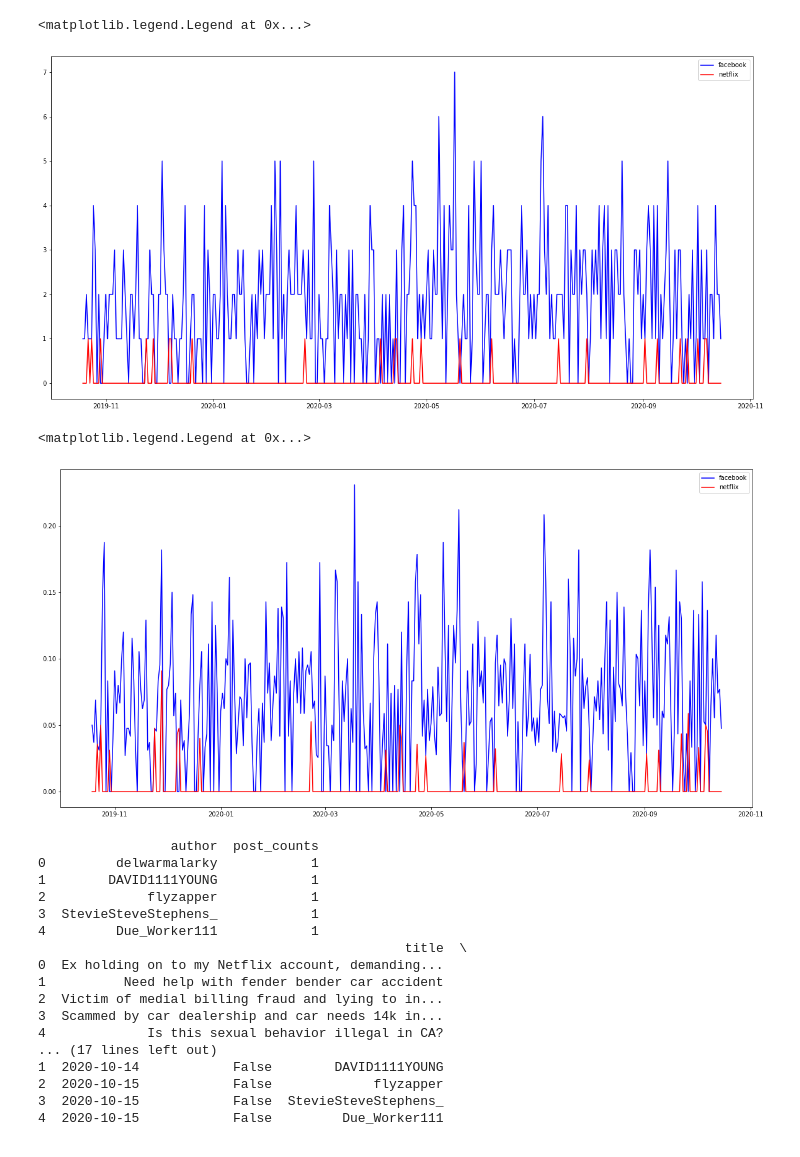
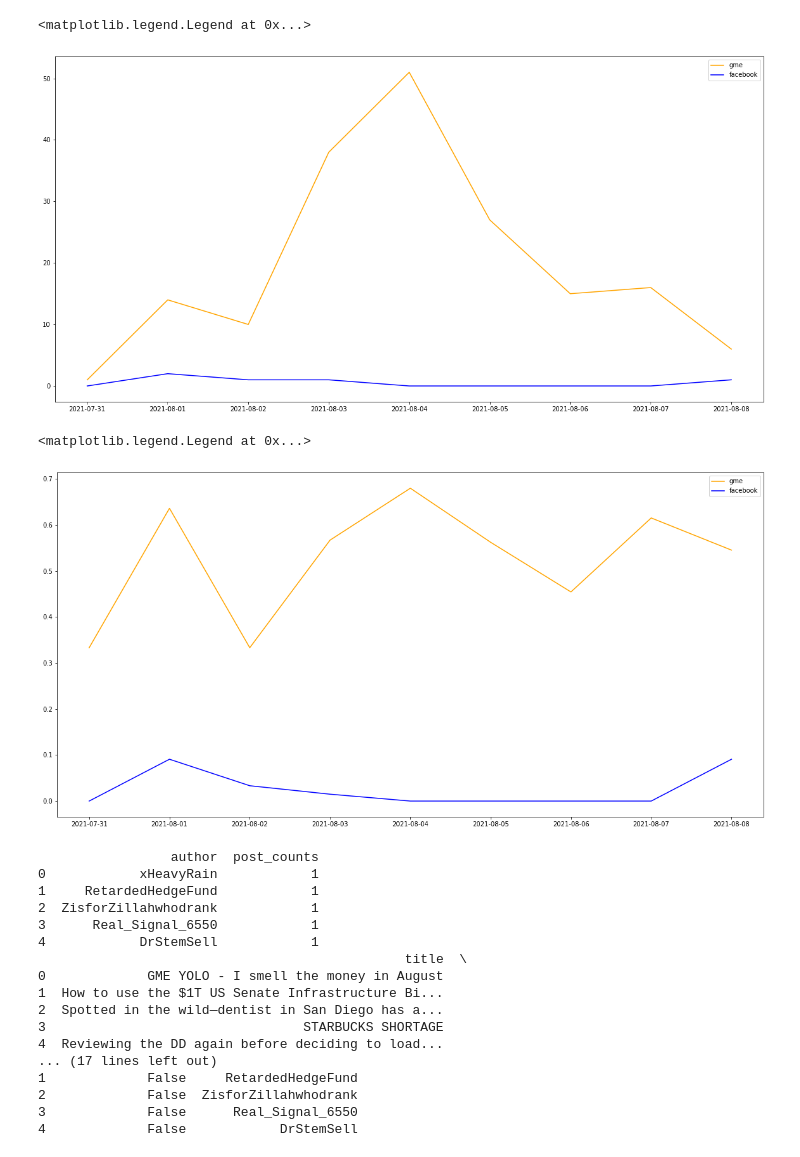
Before and after one commit to asmithh/infograffiti, a Jupyter notebook: dataviz.ipynb, the cells around one changed output. Cells and saved outputs as stored; diff of their text form; code cells hidden in the pictures.

```diff
--- a/dataviz.ipynb
+++ b/dataviz.ipynb
@@ -9,7 +9,7 @@ import pandas as pd
 
 # load your dataset here! it should be formatted as this notebook assumes,
 # and things should run without too much wrangling on your part!
-# d = pickle.load(open('reddit_info_dict_final.pkl', 'rb'))
+d = pickle.load(open('reddit_info_dict_final.pkl', 'rb'))
 # %%
 # unpacking the data we saved earlier
 dt_created = d['dt_created']
@@ -160,6 +145,6 @@ Counter({1: 8931, 2: 385, 3: 36, 4: 12, 5: 3, 50: 1, 7: 1})
 # %%
 # now for a little bit of natural language processing and pandas!
-keyword = 'facebook'
+keyword = 'gme'
 
 df = pd.DataFrame({'title': titles, 'texts': texts, 'ts': ts_created})
 # %%
@@ -179,7 +164,7 @@ df.head(5)
 
 # lambda expressions are like little mini functions.
 # they're really handy when you want to do a function on a column and get a column back that aligns with your previous column.
-df['combined_text_lowercase'] = df.apply(lambda x: x.title + x.texts, axis=1)
+df['combined_text_lowercase'] = df.apply(lambda x: x.title.lower() + x.texts.lower(), axis=1)
 df['{}_present'.format(keyword)] = df['combined_text_lowercase'].apply(lambda x: keyword in x)
 # %%
 # wow, more columns!
@@ -224,5 +209,5 @@ plt.plot(dates, num_keyword_mentions)
 # %%
-keyword2 = 'netflix'
+keyword2 = 'facebook'
 df['{}_present'.format(keyword2)] = df['combined_text_lowercase'].apply(lambda x: keyword2 in x)
 
 dates = []
@@ -235,31 +220,31 @@ for date_ts, gr in grouped_by_date_ts:
     num_keyword2_mentions.append(gr['{}_present'.format(keyword2)].sum())
     dates.append(date_ts)
 
-plt.plot(dates, num_keyword_mentions, color='blue', label='facebook')
-plt.plot(dates, num_keyword2_mentions, color='red', label='netflix')
+plt.plot(dates, num_keyword_mentions, color='orange', label='gme')
+plt.plot(dates, num_keyword2_mentions, color='blue', label='facebook')
 plt.legend()
 # %% [output]
 <matplotlib.legend.Legend at 0x...>
-[figure, old version]
+[figure, new version]
 # %%
 grouped_by_date_ts = df.groupby('date_ts')
 
 # maybe traffic was just up on a day that you saw a spike - how can we remedy that?
 # fraction of posts!
 num_keyword_mentions_fractional = []
 num_keyword2_mentions_fractional = []
 dates = []
 for date_ts, gr in grouped_by_date_ts:
     num_keyword_mentions_fractional.append(gr['{}_present'.format(keyword)].sum() / gr['{}_present'.format(keyword)].count())
     num_keyword2_mentions_fractional.append(gr['{}_present'.format(keyword2)].sum() / gr['{}_present'.format(keyword2)].count())
     dates.append(date_ts)
 
-plt.plot(dates, num_keyword_mentions_fractional, color='blue', label='facebook')
-plt.plot(dates, num_keyword2_mentions_fractional, color='red', label='netflix')
+plt.plot(dates, num_keyword_mentions_fractional, color='orange', label='gme')
+plt.plot(dates, num_keyword2_mentions_fractional, color='blue', label='facebook')
 plt.legend()
 # %% [output]
 <matplotlib.legend.Legend at 0x...>
-[figure, old version]
+[figure, new version]
 # %%
 # let's make another dataframe of authors & how many posts they made!
 author_df = pd.DataFrame({'author': author_counts_by_name.keys(), 'post_counts': author_counts_by_name.values()})
@@ -273,22 +258,22 @@ print(df.head(5))
 df_merged = df.merge(author_df, how='left', on='author')
 # %% [output]
                  author  post_counts
-0         delwarmalarky            1
-1        DAVID1111YOUNG            1
-2             flyzapper            1
-3  StevieSteveStephens_            1
-4         Due_Worker111            1
+0            xHeavyRain            1
+1     RetardedHedgeFund            1
+2  ZisforZillahwhodrank            1
+3      Real_Signal_6550            1
+4            DrStemSell            1
                                                title  \
-0  Ex holding on to my Netflix account, demanding...
-1          Need help with fender bender car accident
-2  Victim of medial billing fraud and lying to in...
-3  Scammed by car dealership and car needs 14k in...
-4             Is this sexual behavior illegal in CA?
+0             GME YOLO - I smell the money in August
+1  How to use the $1T US Senate Infrastructure Bi...
+2  Spotted in the wild—dentist in San Diego has a...
+3                                 STARBUCKS SHORTAGE
+4  Reviewing the DD again before deciding to load...
 ... (17 lines left out)
-1  2020-10-14            False        DAVID1111YOUNG
-2  2020-10-15            False             flyzapper
-3  2020-10-15            False  StevieSteveStephens_
-4  2020-10-15            False         Due_Worker111
+1             False     RetardedHedgeFund
+2             False  ZisforZillahwhodrank
+3             False      Real_Signal_6550
+4             False            DrStemSell
 # %%
 df_merged['post_counts'].value_counts()
 # what kind of user makes up most of the posts?
```
Also changed, not shown: parts of 12 cells of this notebook, 2 other files.
